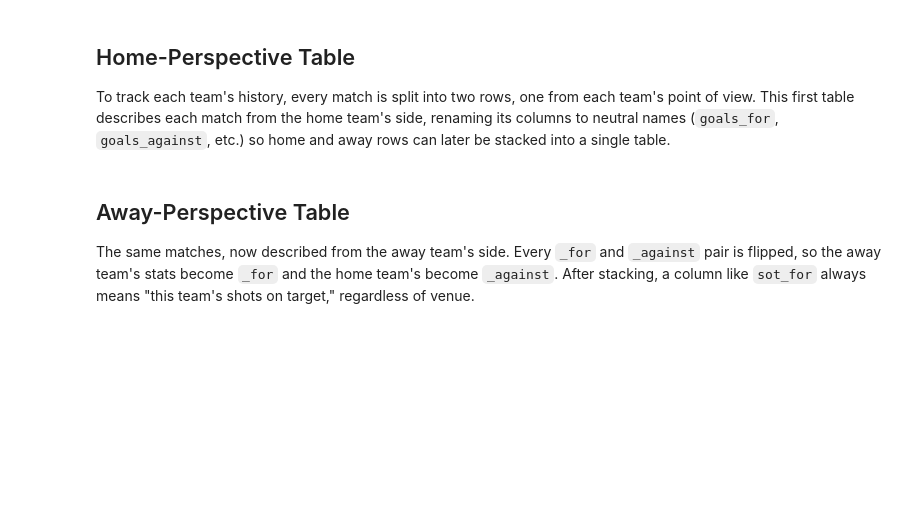
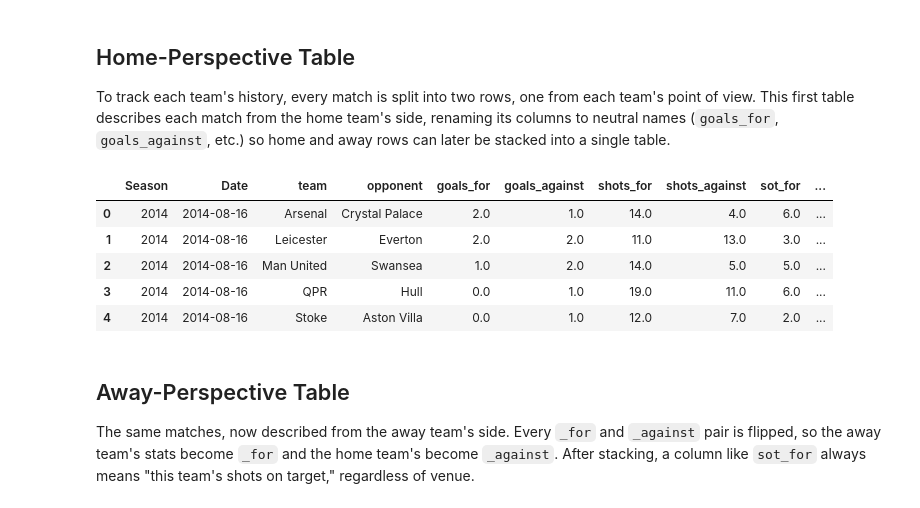
Before and after one commit to brodieflaherty/Premier-League-Soccer-Match-Predictor, a Jupyter notebook: notebooks/02_feature_engineering.ipynb, the cells around one changed output. Drawn from its saved outputs; the diff is of its cells as text; code cells hidden in the pictures; blank space fills up the shorter version.

```diff
--- a/notebooks/02_feature_engineering.ipynb
+++ b/notebooks/02_feature_engineering.ipynb
@@ -44,3 +39,17 @@ assert home_view.shape[0] == 4560, "Should be 4560 matches in 12 seasons"
+# %%
+home_rename = {"HomeTeam": "team", "AwayTeam": "opponent", "FTHG": "goals_for", "FTAG": "goals_against", "HS": "shots_for", "AS": "shots_against", "HST": "sot_for", "AST": "sot_against" , "HC": "corners_for", "AC": "corners_against", "HY": "yellows", "AY": "opp_yellows", "HR": "reds", "AR": "opp_reds", "HomePts": "points"}
+home_cols = ["Season", "Date"] + list(home_rename.keys())
+home_view = matches[home_cols].copy().rename(columns=home_rename)
+home_view["is_home"] = 1
+assert len(home_view) == len(matches), "The number of matches in 'home_view' does not match 'matches'"
+home_view.head()
+# %% [output]
+|  | Season | Date | team | opponent | goals_for | goals_against | shots_for | shots_against | sot_for | ... |
+| 0 | 2014 | 2014-08-16 | Arsenal | Crystal Palace | 2.0 | 1.0 | 14.0 | 4.0 | 6.0 | ... |
+| 1 | 2014 | 2014-08-16 | Leicester | Everton | 2.0 | 2.0 | 11.0 | 13.0 | 3.0 | ... |
+| 2 | 2014 | 2014-08-16 | Man United | Swansea | 1.0 | 2.0 | 14.0 | 5.0 | 5.0 | ... |
+| 3 | 2014 | 2014-08-16 | QPR | Hull | 0.0 | 1.0 | 19.0 | 11.0 | 6.0 | ... |
+| 4 | 2014 | 2014-08-16 | Stoke | Aston Villa | 0.0 | 1.0 | 12.0 | 7.0 | 2.0 | ... |
 # %% [markdown]
 ## Away-Perspective Table
 
```
Also changed, not shown: parts of 11 cells of this notebook.
